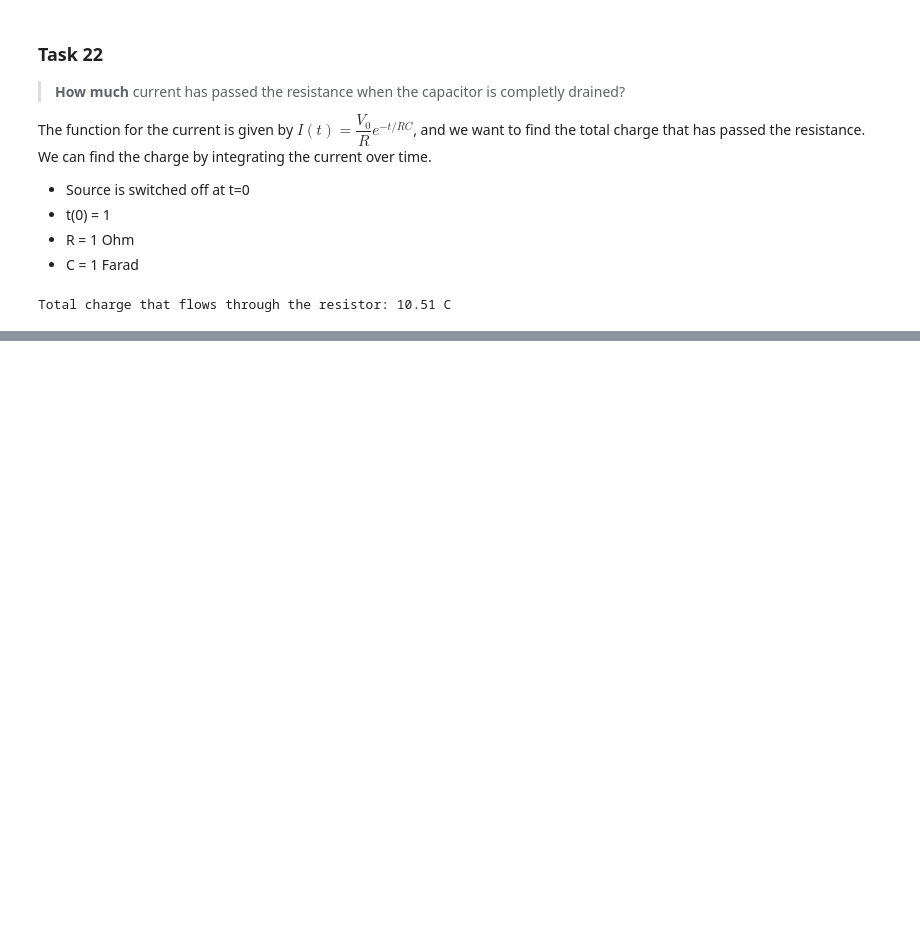
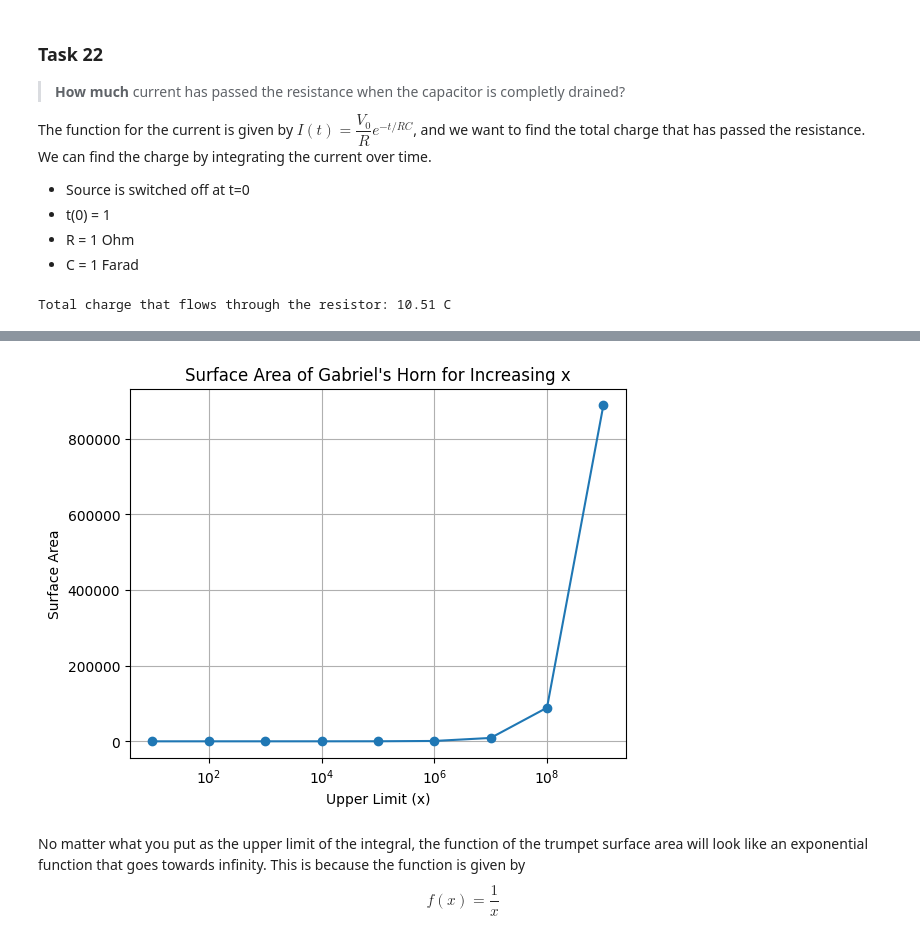
Before and after one commit to erikbohne/TMA4101_Mathematics1, a Jupyter notebook: 7_Integralet/integralet.ipynb, the cells around one changed output, grey strips where cells are left out. Drawn from its saved outputs; the diff is of its cells as text; code cells hidden in the pictures; blank space fills up the shorter version.

Commit message:
integral [check]

```diff
--- a/7_Integralet/integralet.ipynb
+++ b/7_Integralet/integralet.ipynb
@@ -447,0 +525,8 @@ Total charge that flows through the resistor: 10.51 C
+# %%
+# Define function
+y = lambda x: np.sin(x)
+
+# Find the arc length of y from x = 0 to x = 2pi
+print(f"Arc length of y = sin(x) from x = 0 to x = 2pi with different values of N:")
+for N in [10, 100, 1000, 10000, 100000]:
+    print(f"N = {N}: {arc_length(y, 0, 2*np.pi, N):.4f}")
@@ -447,0 +545,35 @@ Total charge that flows through the resistor: 10.51 C
+# %%
+# Gabriel's horn
+def y(x):
+    """Gabriel's horn"""
+    return 1/x
+
+def surface_area(f, x0, xn, N):
+    """Surface area using Trapezoidal rule"""
+    x = np.linspace(x0, xn, N+1)
+    y = f(x)
+    dx = (xn-x0)/N
+    return 2*np.pi*np.sum(y*np.sqrt(1 + (1/x**2)**2) * dx)
+
+# List to store results
+results = []
+
+# Ranges of x to compute surface area
+ranges = [10, 1e2, 1e3, 1e4, 1e5, 1e6, 1e7, 1e8, 1e9]
+
+for r in ranges:
+    area = surface_area(y, 1, r, int(1e4))
+    results.append(area)
+
+# Plotting the results
+plt.plot(ranges, results, marker='o')
+plt.xscale("log")
+plt.xlabel('Upper Limit (x)')
+plt.ylabel('Surface Area')
+plt.title('Surface Area of Gabriel\'s Horn for Increasing x')
+plt.grid(True)
+plt.show()
+# %% [output]
+[figure, added]
+# %% [markdown]
+No matter what you put as the upper limit of the integral, the function of the trumpet surface area will look like an exponential function that goes towards infinity. This is because the function is given by $$ f(x) = \dfrac{1}{x} $$
```
Also changed, not shown: parts of 7 cells of this notebook.
